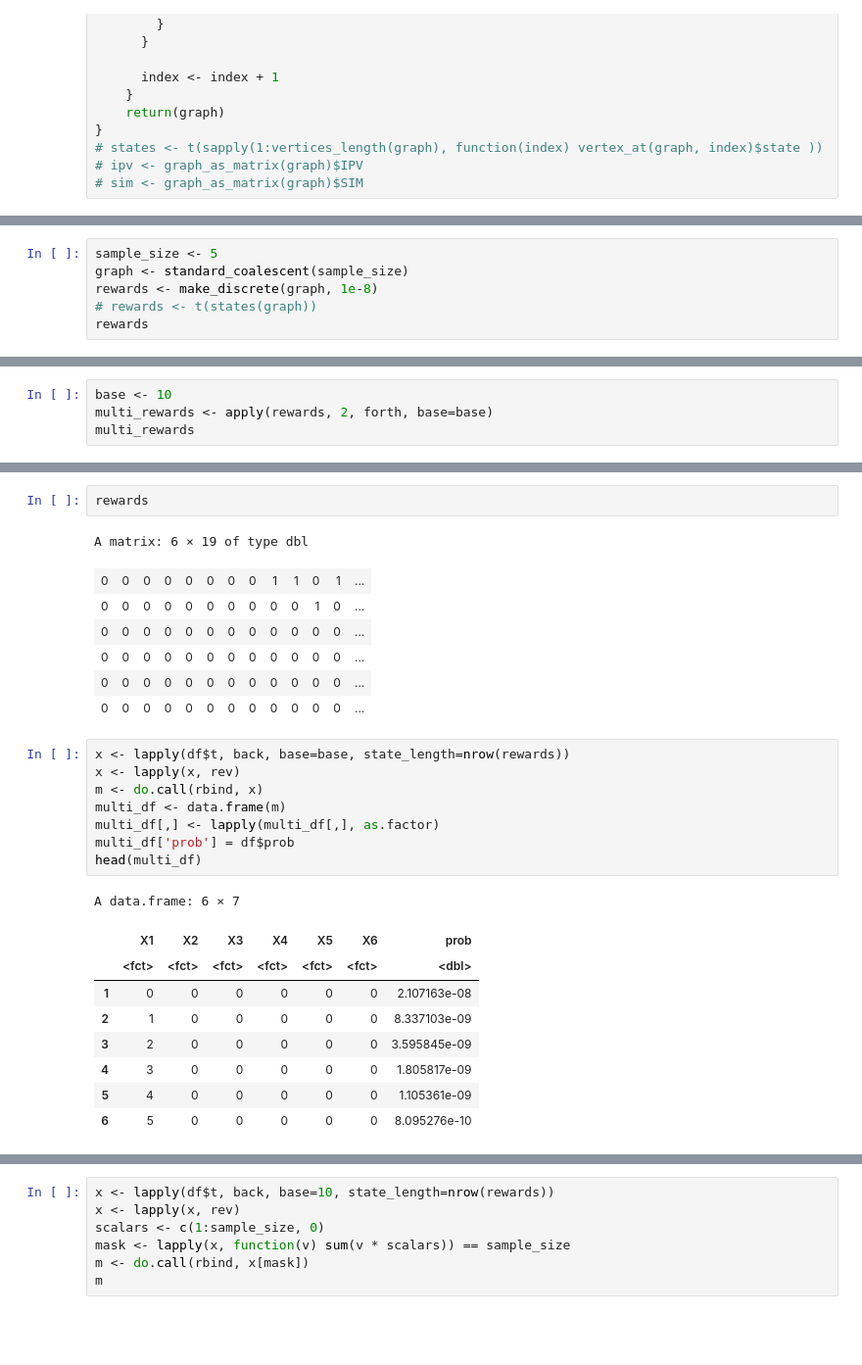
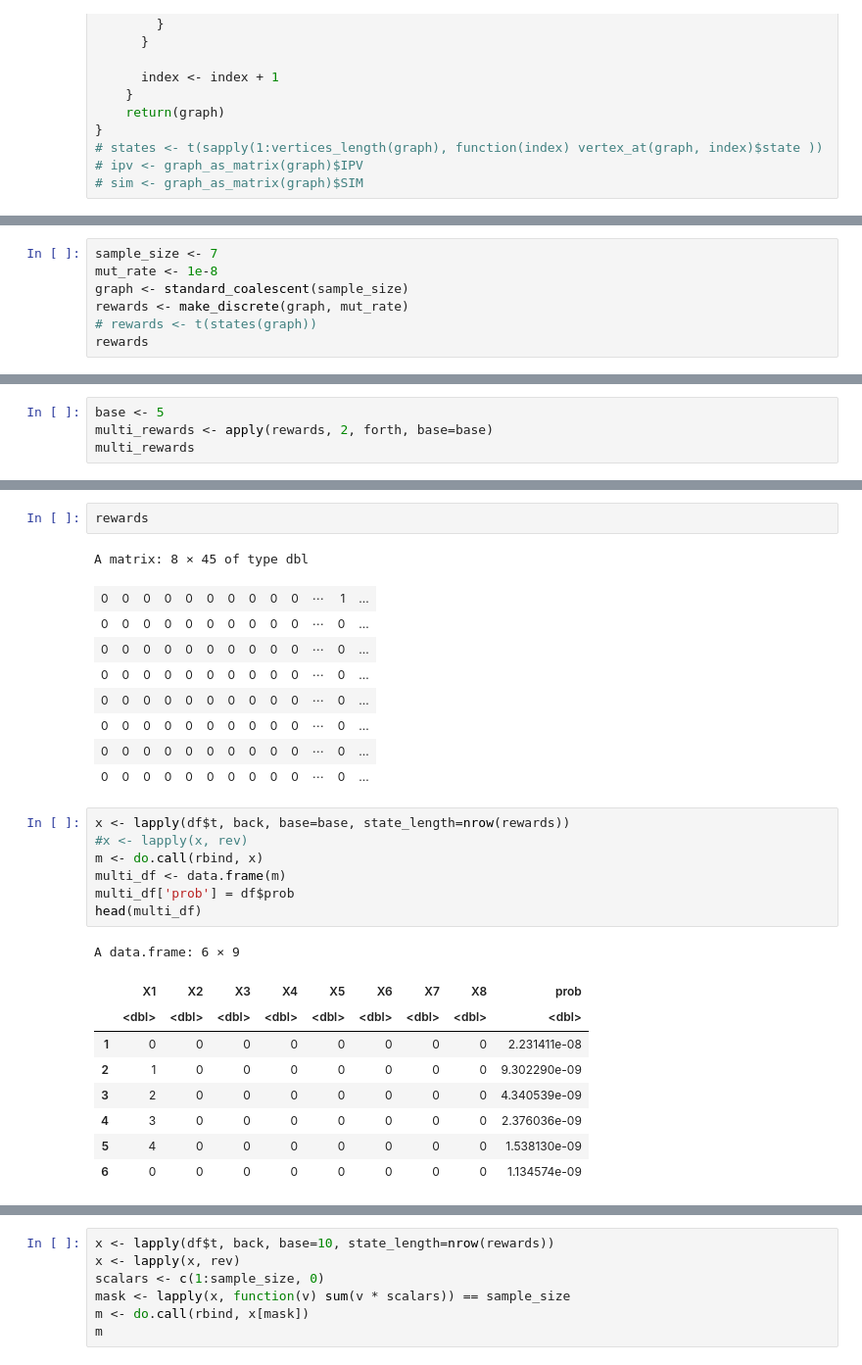
Before and after one commit to munch-group/phase-type-distributions, a Jupyter notebook: notebooks/coalescent-jointprob.ipynb, the cells around one changed output, grey strips where cells are left out. Shown at 98% size. Drawn from its saved outputs; the diff is of its cells as text; blank space fills up the shorter version.

```diff
--- a/notebooks/coalescent-jointprob.ipynb
+++ b/notebooks/coalescent-jointprob.ipynb
@@ -242,7 +526,8 @@ back <- function(x, base, state_length) {
 # %%
-sample_size <- 5
+sample_size <- 7
+mut_rate <- 1e-8
 graph <- standard_coalescent(sample_size)
-rewards <- make_discrete(graph, 1e-8)
+rewards <- make_discrete(graph, mut_rate)
 # rewards <- t(states(graph))
 rewards
 # %% [output]
@@ -256,5 +600,5 @@ A matrix: 6 × 19 of type dbl
 # %%
-base <- 10
+base <- 5
 multi_rewards <- apply(rewards, 2, forth, base=base)
 multi_rewards
 # %% [output]
@@ -287,31 +632,32 @@ df %>% ggplot(aes(x=t, y=prob)) +
 # %%
 rewards
 # %% [output]
-A matrix: 6 × 19 of type dbl
+A matrix: 8 × 45 of type dbl
-| 0 | 0 | 0 | 0 | 0 | 0 | 0 | 0 | 1 | 1 | 0 | 1 | ... |
-| 0 | 0 | 0 | 0 | 0 | 0 | 0 | 0 | 0 | 0 | 1 | 0 | ... |
-| 0 | 0 | 0 | 0 | 0 | 0 | 0 | 0 | 0 | 0 | 0 | 0 | ... |
-| 0 | 0 | 0 | 0 | 0 | 0 | 0 | 0 | 0 | 0 | 0 | 0 | ... |
-| 0 | 0 | 0 | 0 | 0 | 0 | 0 | 0 | 0 | 0 | 0 | 0 | ... |
-| 0 | 0 | 0 | 0 | 0 | 0 | 0 | 0 | 0 | 0 | 0 | 0 | ... |
+| 0 | 0 | 0 | 0 | 0 | 0 | 0 | 0 | 0 | 0 | ⋯ | 1 | ... |
+| 0 | 0 | 0 | 0 | 0 | 0 | 0 | 0 | 0 | 0 | ⋯ | 0 | ... |
+| 0 | 0 | 0 | 0 | 0 | 0 | 0 | 0 | 0 | 0 | ⋯ | 0 | ... |
+| 0 | 0 | 0 | 0 | 0 | 0 | 0 | 0 | 0 | 0 | ⋯ | 0 | ... |
+| 0 | 0 | 0 | 0 | 0 | 0 | 0 | 0 | 0 | 0 | ⋯ | 0 | ... |
+| 0 | 0 | 0 | 0 | 0 | 0 | 0 | 0 | 0 | 0 | ⋯ | 0 | ... |
+| 0 | 0 | 0 | 0 | 0 | 0 | 0 | 0 | 0 | 0 | ⋯ | 0 | ... |
+| 0 | 0 | 0 | 0 | 0 | 0 | 0 | 0 | 0 | 0 | ⋯ | 0 | ... |
 # %%
 x <- lapply(df$t, back, base=base, state_length=nrow(rewards))
-x <- lapply(x, rev)
+#x <- lapply(x, rev)
 m <- do.call(rbind, x)
 multi_df <- data.frame(m)
-multi_df[,] <- lapply(multi_df[,], as.factor)
 multi_df['prob'] = df$prob
 head(multi_df)
 # %% [output]
-A data.frame: 6 × 7
+A data.frame: 6 × 9
-|  | X1 | X2 | X3 | X4 | X5 | X6 | prob |
-|  | <fct> | <fct> | <fct> | <fct> | <fct> | <fct> | <dbl> |
-| 1 | 0 | 0 | 0 | 0 | 0 | 0 | 2.107163e-08 |
-| 2 | 1 | 0 | 0 | 0 | 0 | 0 | 8.337103e-09 |
-| 3 | 2 | 0 | 0 | 0 | 0 | 0 | 3.595845e-09 |
-| 4 | 3 | 0 | 0 | 0 | 0 | 0 | 1.805817e-09 |
-| 5 | 4 | 0 | 0 | 0 | 0 | 0 | 1.105361e-09 |
-| 6 | 5 | 0 | 0 | 0 | 0 | 0 | 8.095276e-10 |
+|  | X1 | X2 | X3 | X4 | X5 | X6 | X7 | X8 | prob |
+|  | <dbl> | <dbl> | <dbl> | <dbl> | <dbl> | <dbl> | <dbl> | <dbl> | <dbl> |
+| 1 | 0 | 0 | 0 | 0 | 0 | 0 | 0 | 0 | 2.231411e-08 |
+| 2 | 1 | 0 | 0 | 0 | 0 | 0 | 0 | 0 | 9.302290e-09 |
+| 3 | 2 | 0 | 0 | 0 | 0 | 0 | 0 | 0 | 4.340539e-09 |
+| 4 | 3 | 0 | 0 | 0 | 0 | 0 | 0 | 0 | 2.376036e-09 |
+| 5 | 4 | 0 | 0 | 0 | 0 | 0 | 0 | 0 | 1.538130e-09 |
+| 6 | 0 | 0 | 0 | 0 | 0 | 0 | 0 | 0 | 1.134574e-09 |
 # %%
 tail(multi_df)
 # %% [output]
```
Also changed, not shown: parts of 35 cells of this notebook, 18 other files.
